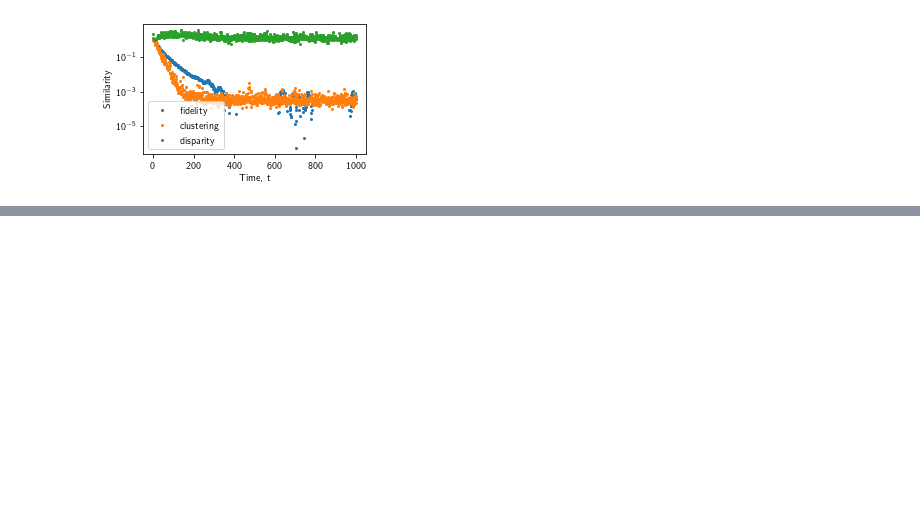
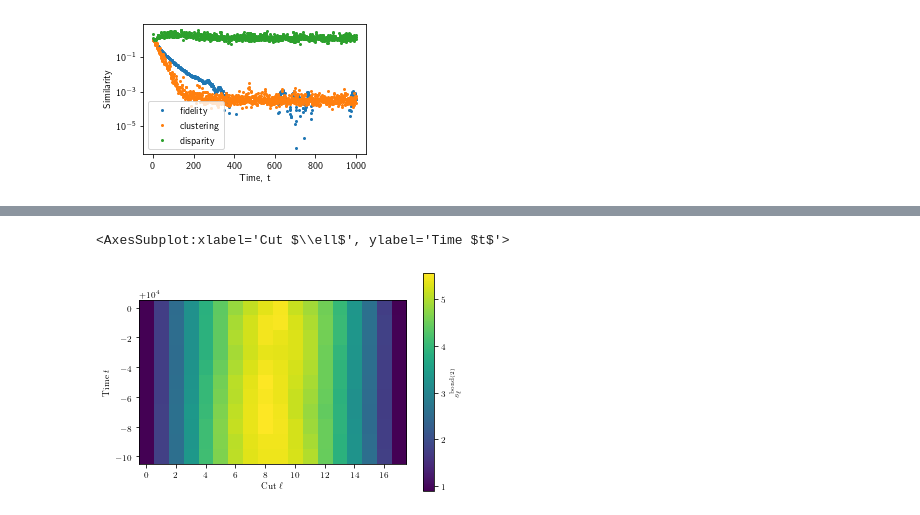
Before and after one commit to lhillber/qca, a Jupyter notebook: notebooks/Untitled.ipynb, the cells around one changed output, grey strips where cells are left out. Saved outputs shown, nothing was run; the diff lists cells and outputs as text; code cells hidden in the pictures; blank space fills up the shorter version.

```diff
--- a/notebooks/Untitled.ipynb
+++ b/notebooks/Untitled.ipynb
@@ -94,0 +142,30 @@ plt.savefig("similarity_full-time.pdf", bbox_inches="tight")
+# %%
+import qca
+import core1d
+import measures
+from importlib import reload
+reload(qca)
+reload(core1d)
+reload(measures)
+from qca import QCA
+
+der = "/home/lhillber/documents/research/cellular_automata/qeca/qca/data"
+params_template = dict(
+              L=19,
+              T=50000.0,
+              dt=1.0,
+              R=14,
+              r=1,
+              V="H",
+              BC="0",
+              IC="c3_f1",
+              E=0,
+              N=1,
+              totalistic=False,
+              hamiltonian=False,
+              trotter=True,
+              symmetric=False)
+# %%
+Q=QCA(params_template, der=der)
+Q.run(tasks=["rhoj","rhojk", "ebipart"], recalc=True)
+Q.available_tasks
@@ -94,0 +188,5 @@ plt.savefig("similarity_full-time.pdf", bbox_inches="tight")
+# %%
+Q.plot("sbipart_2", tmin=9990, tmax=10000)
+# %% [output]
+<AxesSubplot:xlabel='Cut $\\ell$', ylabel='Time $t$'>
+[figure, added]
```
Also changed, not shown: parts of 19 cells of this notebook, 45 other files.
